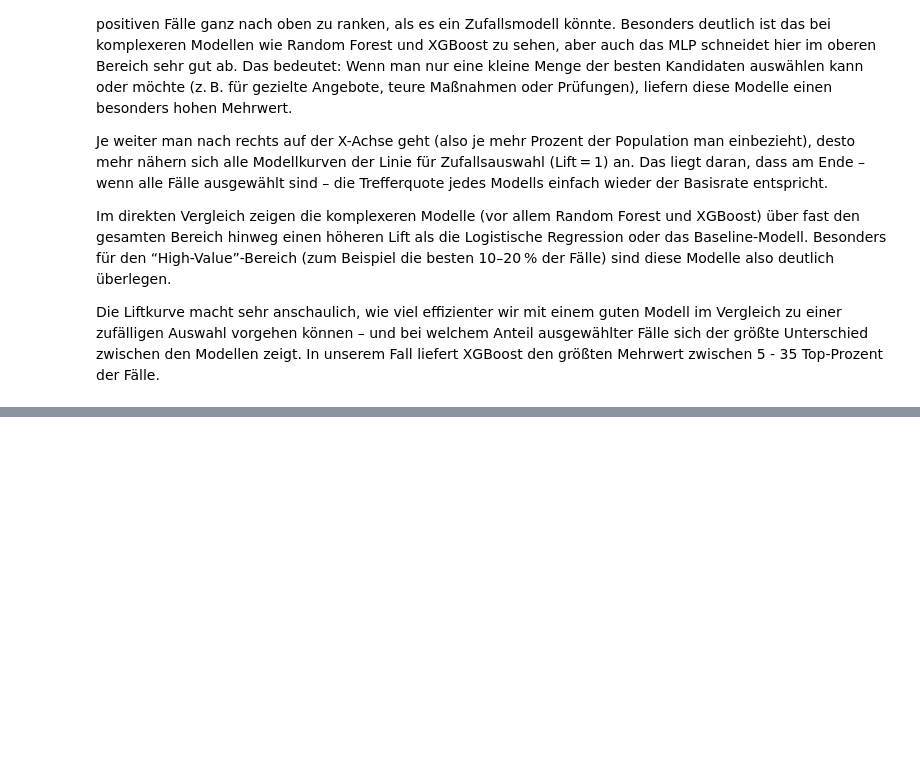
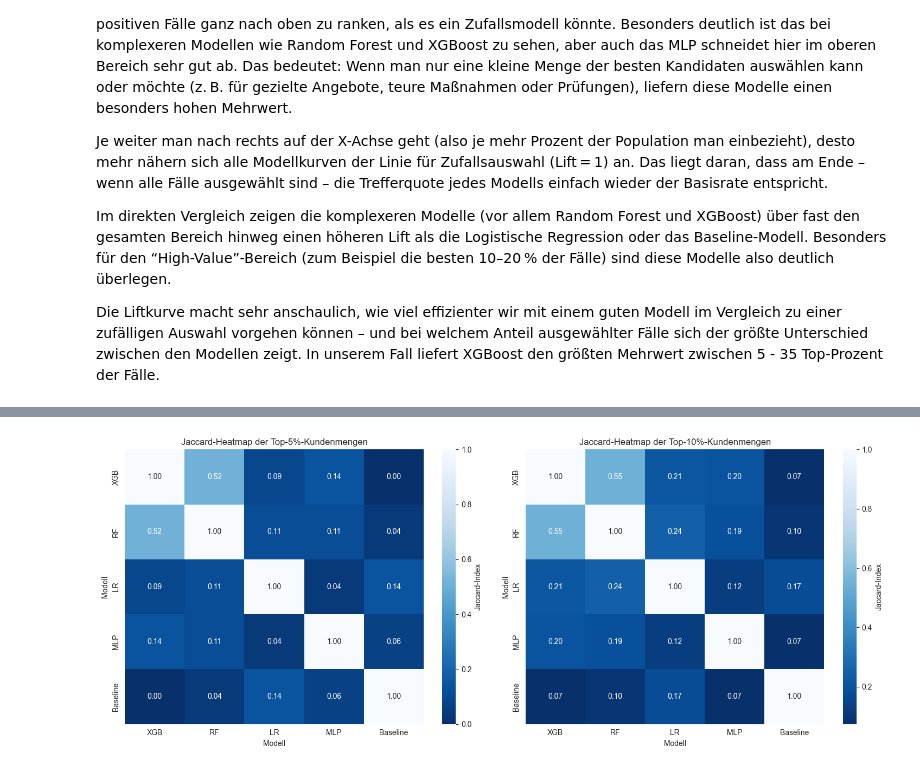
Before and after one commit to Steff72/aml_challenge, a Jupyter notebook: aml_challenge.ipynb, the cells around one changed output, grey strips where cells are left out. Saved outputs shown, nothing was run; the diff lists cells and outputs as text; code cells hidden in the pictures; blank space fills up the shorter version.

```diff
--- a/aml_challenge.ipynb
+++ b/aml_challenge.ipynb
@@ -3149,0 +3275,56 @@ Die Liftkurve macht sehr anschaulich, wie viel effizienter wir mit einem guten M
+# %%
+from itertools import combinations
+
+
+# ---- Scores für jedes Modell berechnen ----
+scores = {
+    "XGB": grid_xgb.predict_proba(X_test_full)[:, 1],
+    "RF": grid_rf.predict_proba(X_test_full)[:, 1],
+    "LR": grid_lr.predict_proba(X_test_full)[:, 1],
+    "MLP": grid_mlp.predict_proba(X_test_full)[:, 1],
+    "Baseline": baseline.predict_proba(X_test_full)[:, 1]
+}
+
+n = len(X_test_full)
+def top_k_indices(scores, percent):
+    k = int(np.floor(percent * n))
+    return set(np.argsort(-scores)[:k])
+
+# ---- Top-5% und Top-10% Sets für jedes Modell ----
+top5_sets = {name: top_k_indices(scr, 0.05) for name, scr in scores.items()}
+top10_sets = {name: top_k_indices(scr, 0.10) for name, scr in scores.items()}
+
+# ---- Jaccard-Matrix Funktion ----
+def jaccard_matrix(top_sets):
+    models = list(top_sets.keys())
+    jaccard_mat = pd.DataFrame(index=models, columns=models, dtype=float)
+    for m1 in models:
+        for m2 in models:
+            inter = len(top_sets[m1] & top_sets[m2])
+            union = len(top_sets[m1] | top_sets[m2])
+            jaccard = inter / union if union else np.nan
+            jaccard_mat.loc[m1, m2] = jaccard
+    return jaccard_mat.astype(float)
+
+jaccard_5 = jaccard_matrix(top5_sets)
+jaccard_10 = jaccard_matrix(top10_sets)
+
+# ---- Heatmaps ----
+plt.figure(figsize=(15, 6))
+
+plt.subplot(1,2,1)
+sns.heatmap(jaccard_5, annot=True, fmt=".2f", cmap="Blues_r", cbar_kws={'label': 'Jaccard-Index'})
+plt.title("Jaccard-Heatmap der Top-5%-Kundenmengen")
+plt.xlabel("Modell")
+plt.ylabel("Modell")
+
+plt.subplot(1,2,2)
+sns.heatmap(jaccard_10, annot=True, fmt=".2f", cmap="Blues_r", cbar_kws={'label': 'Jaccard-Index'})
+plt.title("Jaccard-Heatmap der Top-10%-Kundenmengen")
+plt.xlabel("Modell")
+plt.ylabel("Modell")
+
+plt.tight_layout()
+plt.show()
+# %% [output]
+[figure, added]
```
Also changed, not shown: parts of 16 cells of this notebook, 2 other files.
